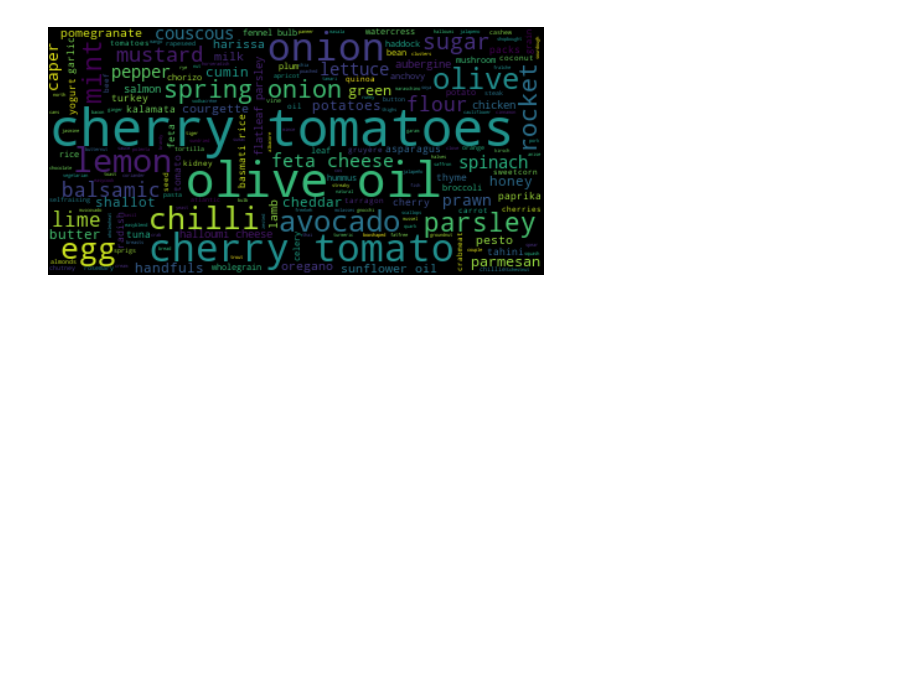
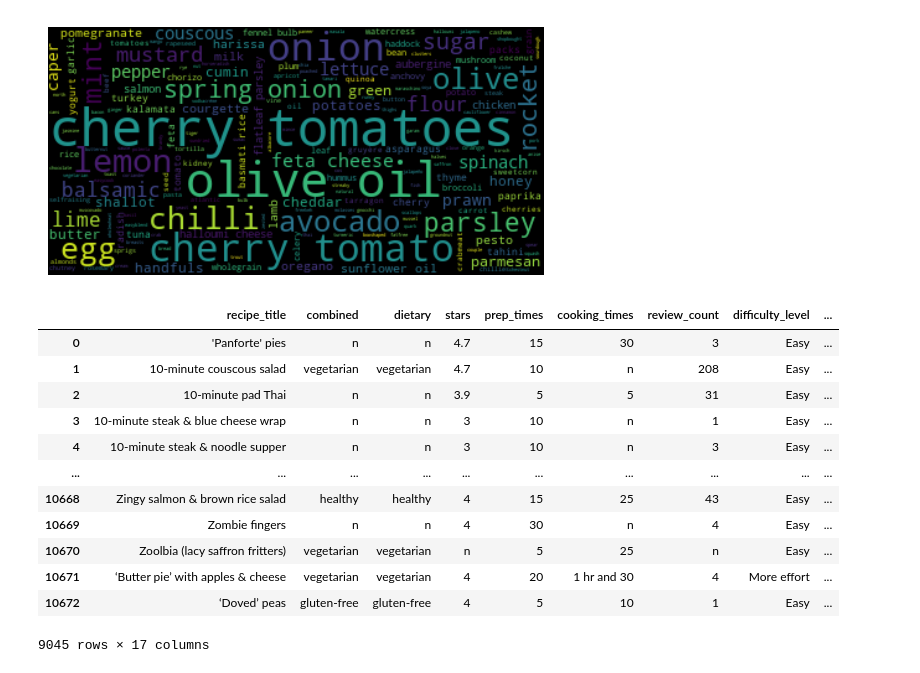
Before and after one commit to camillemolen/replenish_streamlit, a Jupyter notebook: Untitled.ipynb, the cells around one changed output. Cells and saved outputs as stored; diff of their text form; code cells hidden in the pictures; blank space fills up the shorter version.

```diff
--- a/Untitled.ipynb
+++ b/Untitled.ipynb
@@ -46,3 +62,19 @@ plt.axis("off")
 plt.show()
 # %% [output]
 [figure]
+# %%
+processed_df
+# %% [output]
+|  | recipe_title | combined | dietary | stars | prep_times | cooking_times | review_count | difficulty_level | ... |
+| 0 | 'Panforte' pies | n | n | 4.7 | 15 | 30 | 3 | Easy | ... |
+| 1 | 10-minute couscous salad | vegetarian | vegetarian | 4.7 | 10 | n | 208 | Easy | ... |
+| 2 | 10-minute pad Thai | n | n | 3.9 | 5 | 5 | 31 | Easy | ... |
+| 3 | 10-minute steak & blue cheese wrap | n | n | 3 | 10 | n | 1 | Easy | ... |
+| 4 | 10-minute steak & noodle supper | n | n | 3 | 10 | n | 3 | Easy | ... |
+| ... | ... | ... | ... | ... | ... | ... | ... | ... | ... |
+| 10668 | Zingy salmon & brown rice salad | healthy | healthy | 4 | 15 | 25 | 43 | Easy | ... |
+| 10669 | Zombie fingers | n | n | 4 | 30 | n | 4 | Easy | ... |
+| 10670 | Zoolbia (lacy saffron fritters) | vegetarian | vegetarian | n | 5 | 25 | n | Easy | ... |
+| 10671 | ‘Butter pie’ with apples & cheese | vegetarian | vegetarian | 4 | 20 | 1 hr and 30 | 4 | More effort | ... |
+| 10672 | ‘Doved’ peas | gluten-free | gluten-free | 4 | 5 | 10 | 1 | Easy | ... |
+9045 rows × 17 columns
```
Also changed, not shown: parts of 5 cells of this notebook, 8 other files.
